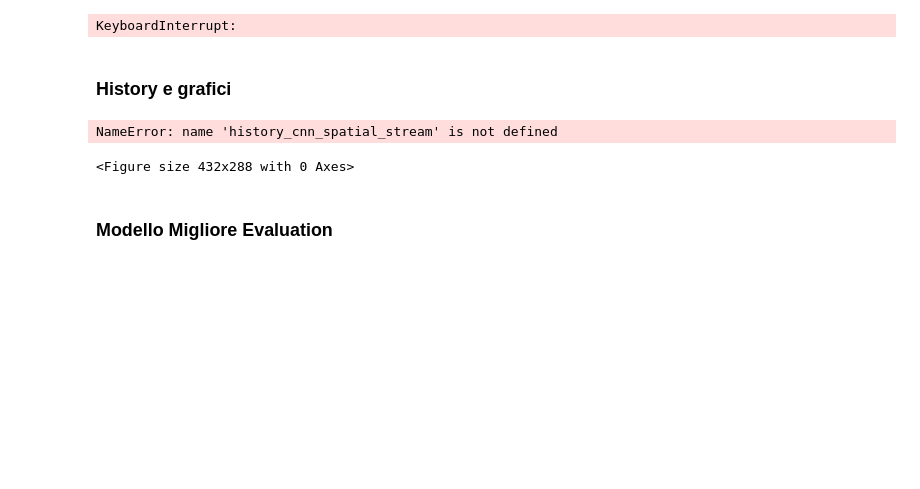
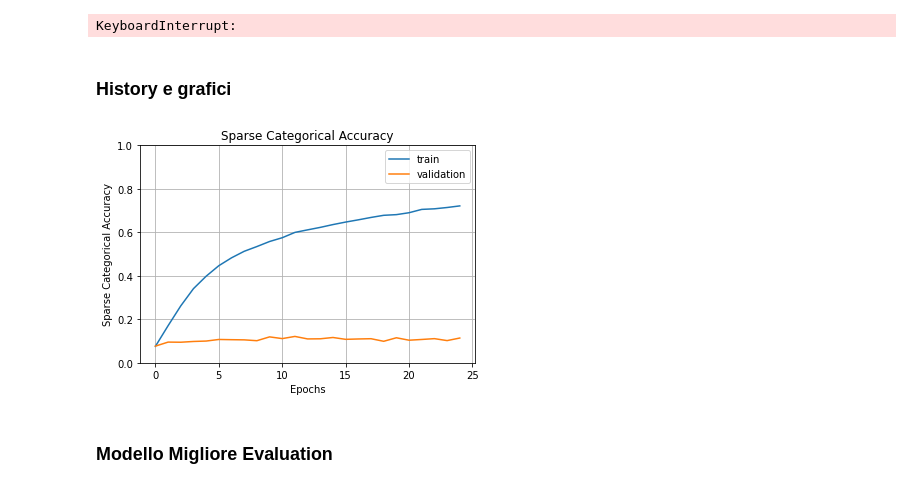
Before and after one commit to giocoal/hmdb51-two-stream-action-recognition, a Jupyter notebook: spatial_stream_cnn.ipynb, the cells around one changed output. Saved outputs shown, nothing was run; the diff lists cells and outputs as text; code cells hidden in the pictures; blank space fills up the shorter version.

```diff
--- a/spatial_stream_cnn.ipynb
+++ b/spatial_stream_cnn.ipynb
@@ -375,20 +392,21 @@ np.save(f'./Models/spatial_stream_CNN/{version}/spatial_stream_CNN_{version}_{ar
 print(history_cnn_spatial_stream.history.keys())
 # %%
 fig1 = plt.gcf()
-plt.plot(history_cnn_spatial_stream.history['sparse_categorical_accuracy'])
-plt.plot(history_cnn_spatial_stream.history['val_sparse_categorical_accuracy'])
+sparse_categorical_accuracy = [0.0758, 0.1707, 0.2619, 0.3410, 0.3982, 0.4466, 0.4828, 0.5128, 0.5346, 0.5578, 0.5752, 0.5997, 0.6114, 0.6228, 0.6357, 0.6472, 0.6575, 0.6685, 0.6783, 0.6814, 0.6902, 0.7055, 0.7082, 0.7142, 0.7216]
+val_sparse_categorical_accuracy = [0.0767, 0.0952, 0.0946, 0.0981, 0.1000, 0.1073, 0.1063, 0.1055, 0.1016, 0.1192, 0.1113, 0.1213, 0.1098, 0.1104, 0.1164, 0.1079, 0.1096, 0.1108, 0.0989, 0.1151, 0.1039, 0.1073, 0.1111, 0.1021, 0.1139]
+plt.plot(sparse_categorical_accuracy)
+plt.plot(val_sparse_categorical_accuracy)
 plt.axis(ymin=0,ymax=1)
 plt.grid()
 plt.title('Sparse Categorical Accuracy')
 metric_plot = 'Accuracy'
 plt.ylabel('Sparse Categorical Accuracy')
 plt.xlabel('Epochs')
 plt.legend(['train', 'validation'])
 plt.savefig(f'./Report/Plots/spatial_stream_CNN/{version}/spatial_stream_CNN_{version}_{arc}_epoch{epochs}_batch{batch_size}_optSDG_{learning_rate}_{momentum}_metric{metric_plot}.png')
 plt.show()
 # %% [output]
-NameError: name 'history_cnn_spatial_stream' is not defined
-<Figure size 432x288 with 0 Axes>
+[figure, added]
 # %%
 fig1 = plt.gcf()
 plt.plot(history_cnn_spatial_stream.history['sparse_top_k_categorical_accuracy'])
```
Also changed, not shown: parts of 3 cells of this notebook.
